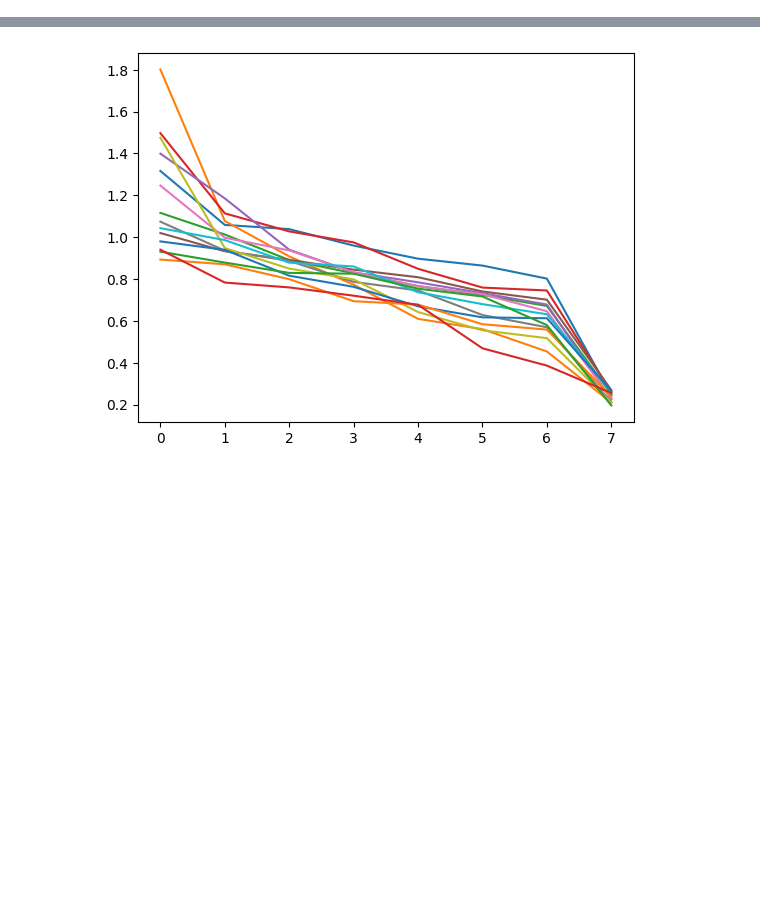
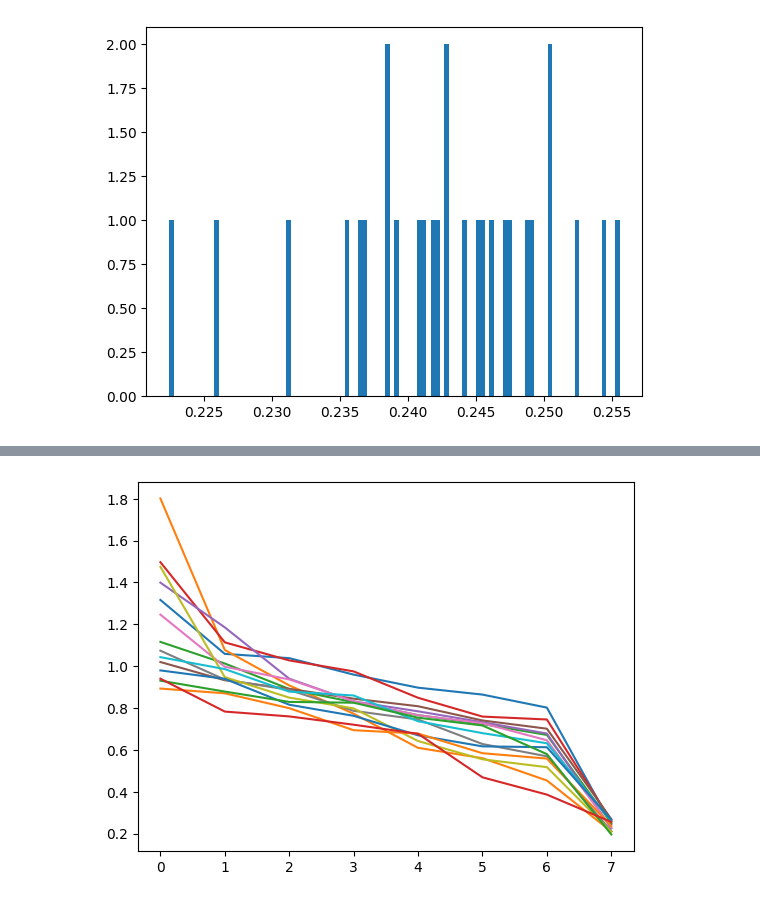
Before and after one commit to Petyrrrrr/MuP_MOE, a Jupyter notebook: scripts.ipynb, the cells around one changed output, grey strips where cells are left out. Drawn from its saved outputs; the diff is of its cells as text; code cells hidden in the pictures; blank space fills up the shorter version.

```diff
--- a/scripts.ipynb
+++ b/scripts.ipynb
@@ -20,0 +37,11 @@ np.float32(0.406614)
+# %%
+all = []
+for i in range(16):
+    for j in range(i):
+        all.append(np.linalg.norm(router_weights_1[13][i] - router_weights_1[13][j]))
+all = sorted(all)
+all = all[:28]
+plt.hist(all, bins=100)
+plt.show()
+# %% [output]
+[figure, added]
```
Also changed, not shown: parts of 5 cells of this notebook, 3 other files.
